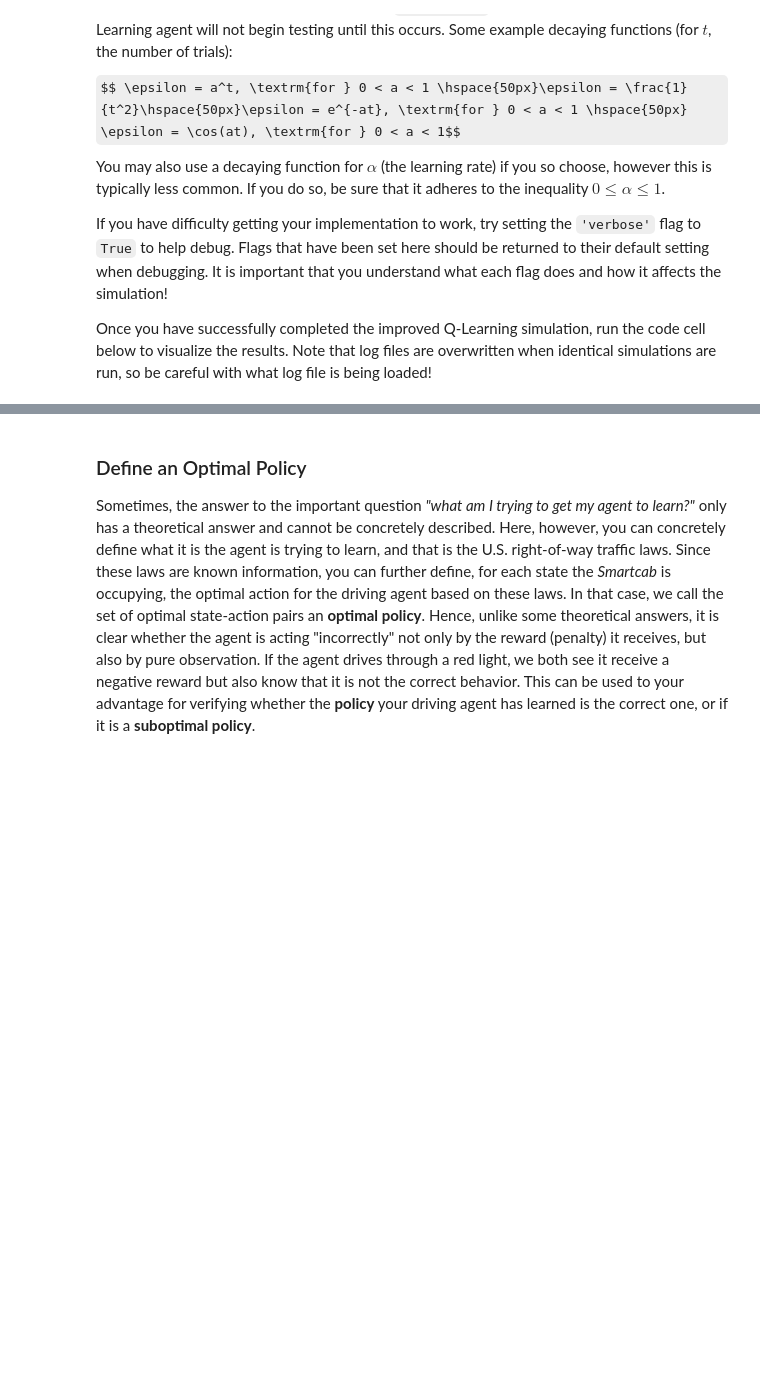
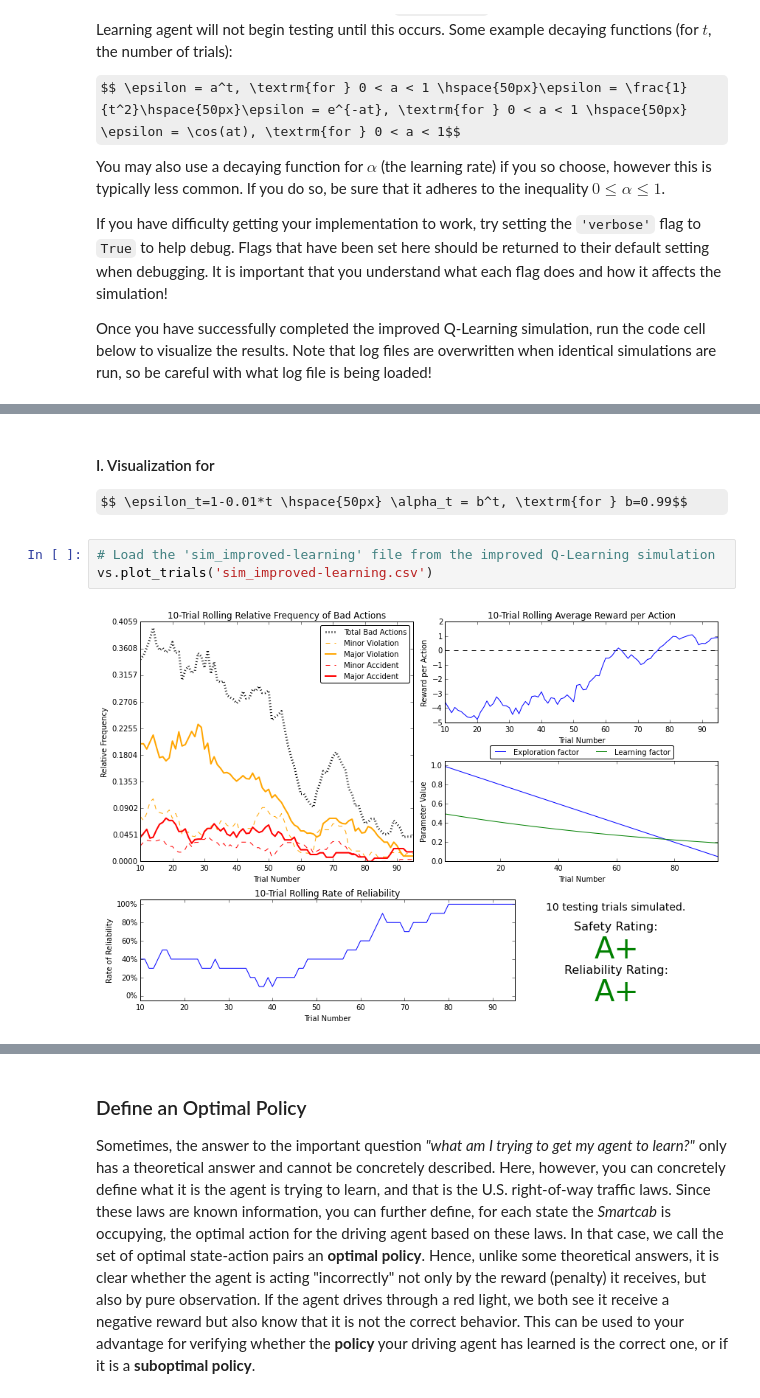
Before and after one commit to leighton613/smartcab, a Jupyter notebook: smartcab.ipynb, the cells around one changed output, grey strips where cells are left out. Saved outputs shown, nothing was run; the diff lists cells and outputs as text; some formulas as TeX source; blank space fills up the shorter version.

```diff
--- a/smartcab.ipynb
+++ b/smartcab.ipynb
@@ -333,2 +338,10 @@ vs.plot_trials('sim_improved-learning.csv')
+# %% [markdown]
+#### I. Visualization for
+$$ \epsilon_t=1-0.01*t \hspace{50px} \alpha_t = b^t, \textrm{for } b=0.99$$
+# %%
+# Load the 'sim_improved-learning' file from the improved Q-Learning simulation
+vs.plot_trials('sim_improved-learning.csv')
+# %% [output]
+[figure, added]
 # %% [markdown]
 ### Question 7
```
Also changed, not shown: parts of 9 cells of this notebook, 2 other files.
